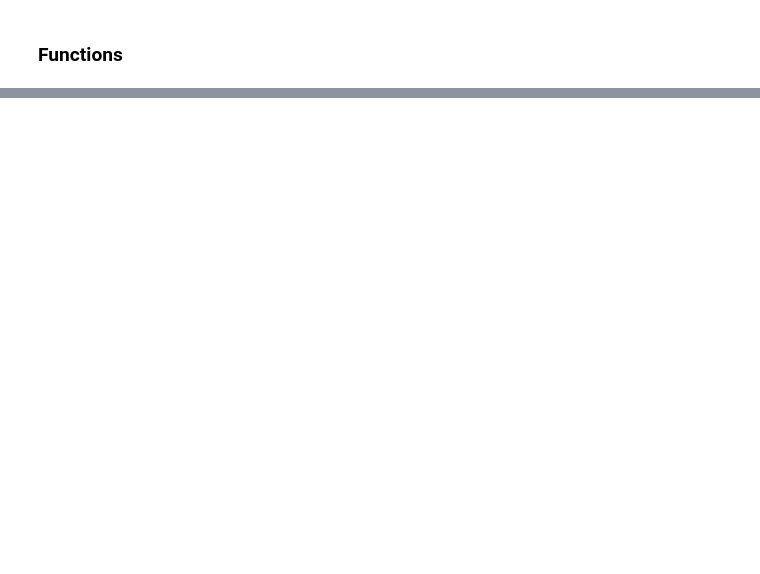
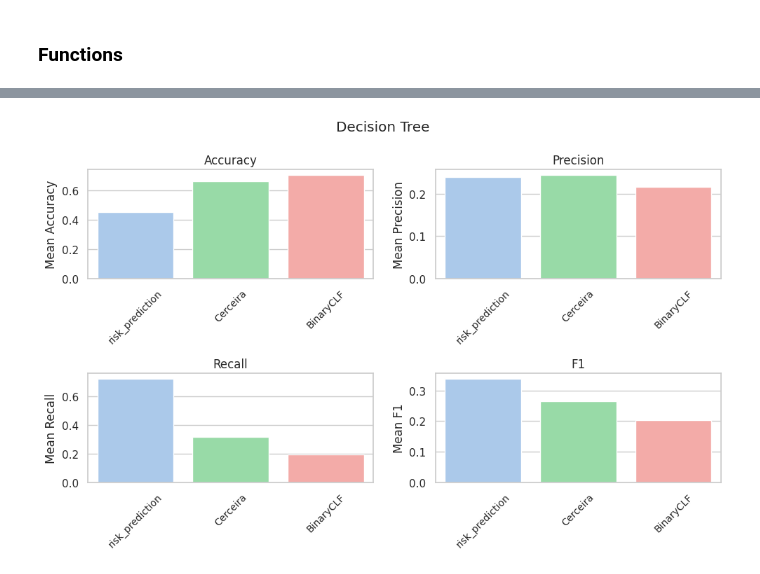
Before and after one commit to giorgosmarinos/KMIS--Survival-Analysis-as-a-Risk-Stratification-Tool-for-Threshold-Exceedance-Forecasting, a Jupyter notebook: examples/example#top_10_foodakai_timeseries.ipynb, the cells around one changed output, grey strips where cells are left out. Drawn from its saved outputs; the diff is of its cells as text; code cells hidden in the pictures; blank space fills up the shorter version.

```diff
--- a/examples/example#top_10_foodakai_timeseries.ipynb
+++ b/examples/example#top_10_foodakai_timeseries.ipynb
@@ -1083,0 +2895,46 @@ fruits_and_verg['Incidents'].plot()
+# %%
+import os
+import seaborn as sns
+import pandas as pd
+import matplotlib.pyplot as plt
+
+# Calculate mean values for each metric
+mean_values = selected_df.groupby('Category').mean().reset_index()
+
+# Define the desired order of categories
+if type_of_model not in ['SVM', 'Decision Tree', 'Linear Model']:
+    desired_order = ['risk_prediction', 'mean-survival-prob', 'Cerceira', 'BinaryCLF']
+else:
+    desired_order = ['risk_prediction', 'Cerceira', 'BinaryCLF']
+# Reindex the DataFrame based on the desired order of categories
+mean_values = mean_values.set_index('Category').reindex(desired_order).reset_index()
+
+# Set up the plot
+plt.figure(figsize=(10, 6))
+sns.set_theme(style="whitegrid")
+# sns.color_palette('colorblind6')
+
+# Plot bar charts for each metric
+metrics = ['accuracy', 'precision', 'recall', 'f1']
+for i, metric in enumerate(metrics):
+    plt.subplot(2, 2, i+1)
+    sns.barplot(x='Category', y=metric, data=mean_values, palette='pastel6')
+    plt.title(metric.capitalize())
+    plt.xlabel('')
+    plt.ylabel('Mean ' + metric.capitalize())
+    plt.xticks(rotation=45, fontsize='small')  # Rotate x-axis labels
+
+# Adjust layout
+plt.tight_layout()
+
+# Add overall title
+plt.suptitle(type_of_model, y=1.05)
+
+# Save the plot
+file_path = os.path.join('/home/gmarinos/Documents/Code/extended_version_1st_pub/plots', algorithm_name + '_mean_values_without_line.png')
+plt.savefig(file_path)
+
+# Show the plot
+plt.show()
+# %% [output]
+[figure, added]
```
Also changed, not shown: parts of 111 cells of this notebook, 1 other file.
